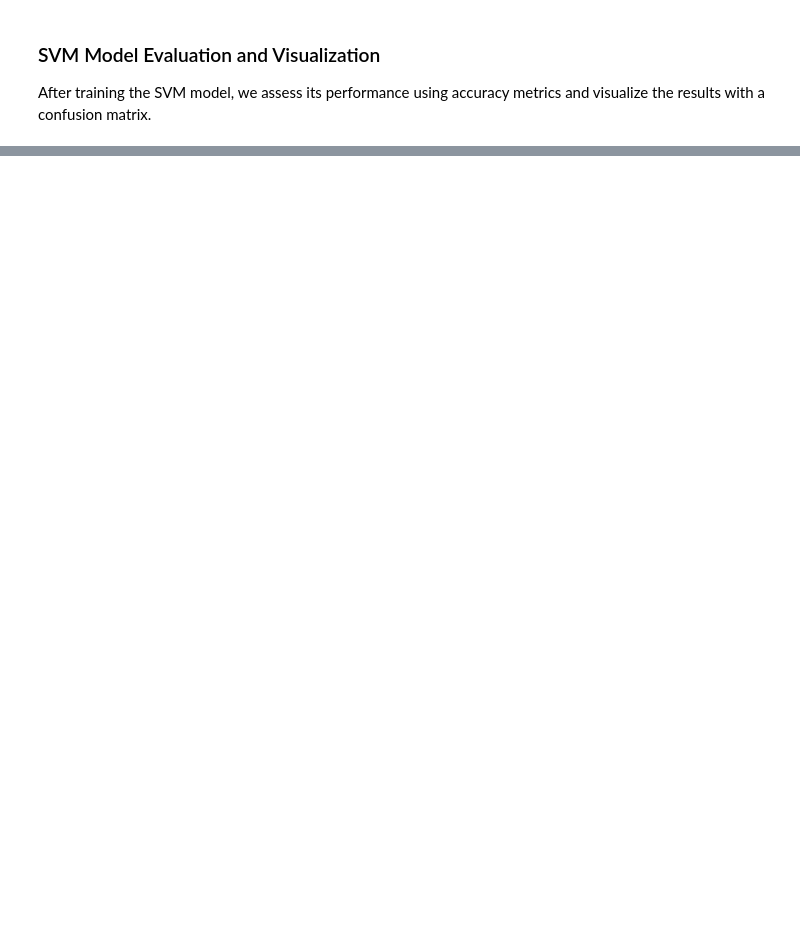
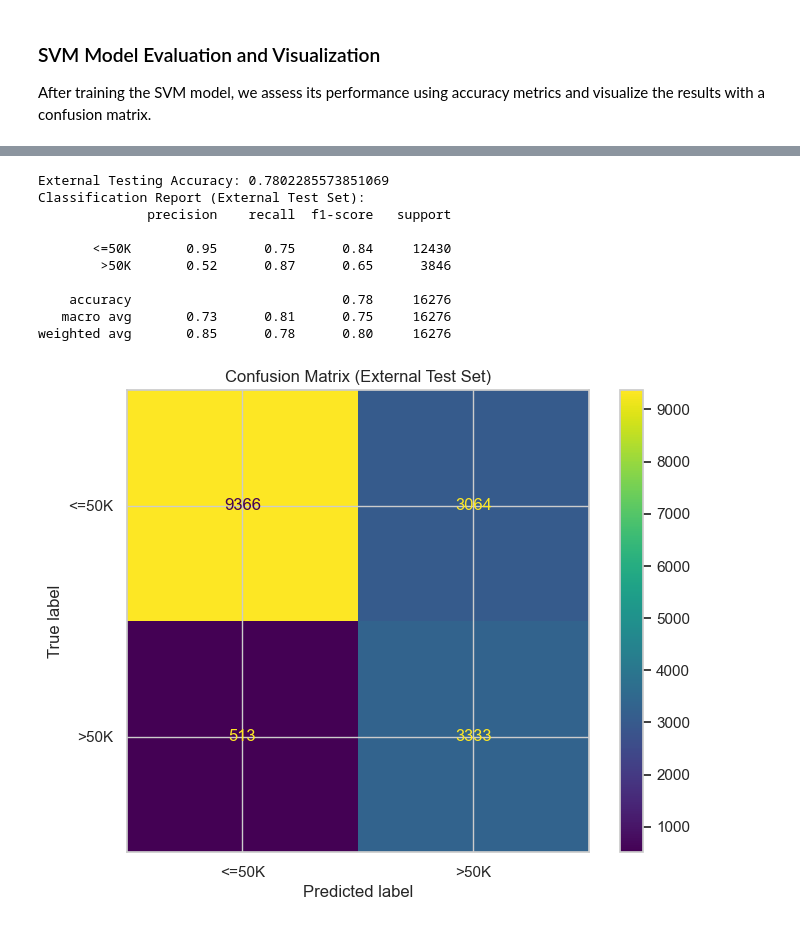
Before and after one commit to ShubhamPandya98/Statistical-Learning-Project, a Jupyter notebook: Income_Analysis.ipynb, the cells around one changed output, grey strips where cells are left out. Saved outputs shown, nothing was run; the diff lists cells and outputs as text; code cells hidden in the pictures; blank space fills up the shorter version.

```diff
--- a/Income_Analysis.ipynb
+++ b/Income_Analysis.ipynb
@@ -1056,0 +1047,40 @@ ValueError: Number of classes, 3, does not match size of target_names, 2. Try sp
+# %%
+# Check if 'income' column needs encoding or use the existing label_encoder to transform the test data
+if 'income_encoded' not in test_df_svm.columns:
+    test_df_svm['income_encoded'] = label_encoder.transform(test_df_svm['income'])
+
+# Selecting features and target for the external test dataset
+X_external_test = test_df_svm.drop(['income', 'income_encoded'], axis=1).select_dtypes(include=[np.number]).values
+y_external_test = test_df_svm['income_encoded'].values
+
+# Scale the features using the previously fitted scaler
+X_external_scaled = scaler.transform(X_external_test)
+
+# Evaluate the model on the external test dataset
+external_test_accuracy = svm_model.score(X_external_scaled, y_external_test)
+y_pred_external = np.where(svm_model.predict(X_external_scaled) < 0, 0, 1)
+
+# Classification report and confusion matrix for the external test set
+print("External Testing Accuracy:", external_test_accuracy)
+print("Classification Report (External Test Set):")
+print(classification_report(y_external_test, y_pred_external, target_names=label_encoder.classes_))
+
+# Plotting the confusion matrix for the external test set
+confusion_mat_external = confusion_matrix(y_external_test, y_pred_external)
+disp_external = ConfusionMatrixDisplay(confusion_matrix=confusion_mat_external, display_labels=label_encoder.classes_)
+fig_external, ax_external = plt.subplots(figsize=(8, 6))
+disp_external.plot(ax=ax_external)
+plt.title("Confusion Matrix (External Test Set)")
+plt.show()
+# %% [output]
+External Testing Accuracy: 0.7802285573851069
+Classification Report (External Test Set):
+              precision    recall  f1-score   support
+
+       <=50K       0.95      0.75      0.84     12430
+        >50K       0.52      0.87      0.65      3846
+
+    accuracy                           0.78     16276
+   macro avg       0.73      0.81      0.75     16276
+weighted avg       0.85      0.78      0.80     16276
+[figure, added]
```
Also changed, not shown: parts of 7 cells of this notebook.
